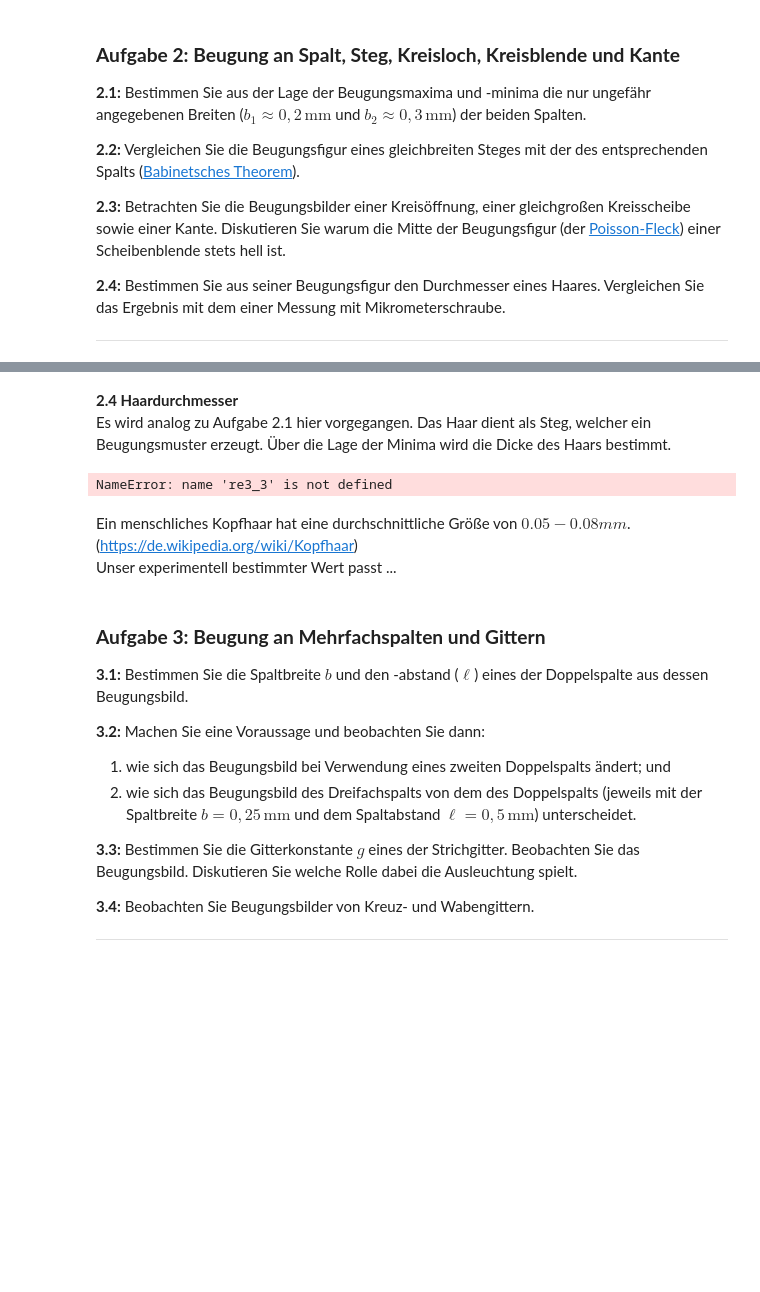
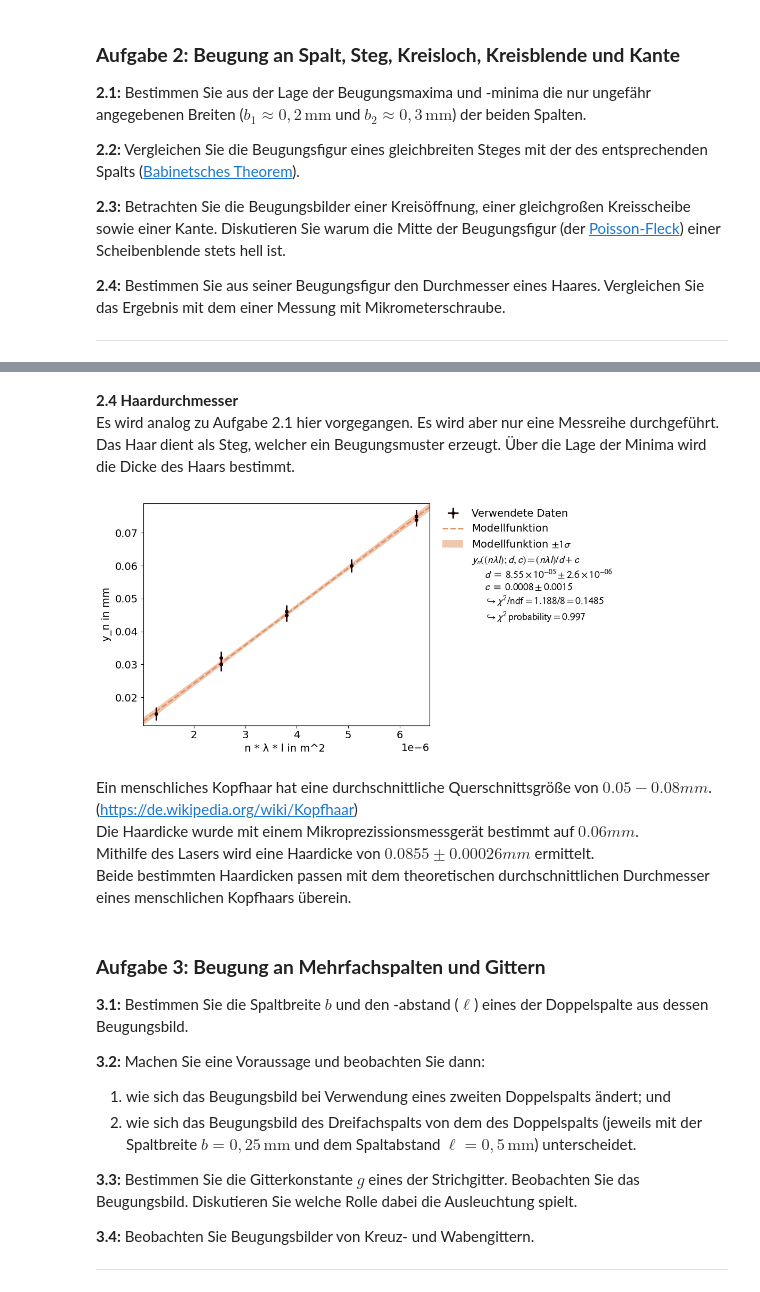
Before and after one commit to thexwon/Praktikum2KlassPhysKIT, a Jupyter notebook: Laser-Optik_Teil_A/Laser-Optik_Teil_A.ipynb, the cells around one changed output, grey strips where cells are left out. Drawn from its saved outputs; the diff is of its cells as text; code cells hidden in the pictures; blank space fills up the shorter version.

Commit message:
Aufgabe2und3

```diff
--- a/Laser-Optik_Teil_A/Laser-Optik_Teil_A.ipynb
+++ b/Laser-Optik_Teil_A/Laser-Optik_Teil_A.ipynb
@@ -330,26 +325,45 @@ Die Mitte der Beugungsfigur ist aufgrund des Poisson-Flecks immer hell. \
 Der Fleck entsteht, wenn die Beugungsfigur rotationssymmetrisch ist. Von der Mitte sind alle Randpunkte gleich weit entfernt, dies führt zu konstruktiver Interferenz auf dem Schirm.
 # %% [markdown]
 **2.4 Haardurchmesser** \
-Es wird analog zu Aufgabe 2.1 hier vorgegangen. Das Haar dient als Steg, welcher ein Beugungsmuster erzeugt. Über die Lage der Minima wird die Dicke des Haars bestimmt.
+Es wird analog zu Aufgabe 2.1 hier vorgegangen. Es wird aber nur eine Messreihe durchgeführt. Das Haar dient als Steg, welcher ein Beugungsmuster erzeugt. Über die Lage der Minima wird die Dicke des Haars bestimmt.
 # %%
 #Haardicke = 0.06 mm gemessen Haardickenmessgerät
 
-n2=np.array([1,2,3,4,5])
+re3_1=unumpy.uarray(np.array([15,30,45,60,74])*10**(-3),np.full(5, 2*10**-3))
+re3_2=unumpy.uarray(np.array([15,32,46,60,75])*10**(-3),np.full(5, 2*10**-3))
 
-re3_1=np.array([15,30,45,60,74])*10**(-3)
-re3_2=np.array([15,32,46,60,75])*10**(-3)
-for i in range(len(re3_1)):
-               reee=re3_1[i],re3_2[i],re3_3[i]
-               re3[i]=np.mean(reee)
-               ab3[i]=np.std(reee)
-y3=unumpy.uarray(re3,ab3)
-d3=(n2*lamda2*l2)/y3
-print('Das zu bestimmende Haar hat eine Dicke von',np.round(unumpy.nominal_values(np.mean(d3)),12),'+/-',np.round(unumpy.std_devs(np.mean(d3)),12),'m.')
+y3=np.concatenate((re3_1,re3_2),axis=0)
+
+x3=n2*lamda*l
+x_error = unumpy.std_devs(x3)
+y_error = unumpy.std_devs(y3)
+xy_data = XYContainer(unumpy.nominal_values(x3),unumpy.nominal_values(y3))
+def linear(x,a=0.0005,b=0):
+    return x/a+b
+line_fit=Fit(data=xy_data,model_function=linear)
+line_fit.add_error(axis='x', err_val=x_error,relative=False)  # add the x-error to the fit
+line_fit.add_error(axis='y', err_val=y_error,relative=False)
+
+line_fit.do_fit()
+line_fit.assign_parameter_latex_names(x='(n λ l)', a='d',b='c')
+line_fit.assign_model_function_latex_name('y_n')
+line_fit.assign_model_function_latex_expression(' {x} / {a} + {b}')
+
+line_fit.data_container.label = "Verwendete Daten"
+line_fit.model_label = "Modellfunktion"
+
+line_fit.data_container.axis_labels = ['n * λ * l in m^2 ',"y_n in mm"]
+plot = Plot(fit_objects= line_fit)
+
+plot.plot()
+plt.show()
 # %% [output]
-NameError: name 're3_3' is not defined
+[figure, added]
 # %% [markdown]
-Ein menschliches Kopfhaar hat eine durchschnittliche Größe von $0.05 - 0.08 mm$. (https://de.wikipedia.org/wiki/Kopfhaar) \
-Unser experimentell bestimmter Wert passt ...
+Ein menschliches Kopfhaar hat eine durchschnittliche Querschnittsgröße von $0.05 - 0.08 mm$. (https://de.wikipedia.org/wiki/Kopfhaar) \
+Die Haardicke wurde mit einem Mikroprezissionsmessgerät bestimmt auf $0.06 mm$. \
+Mithilfe des Lasers wird eine Haardicke von $0.0855 \pm 0.00026 mm$ ermittelt. \
+Beide bestimmten Haardicken passen mit dem theoretischen durchschnittlichen Durchmesser eines menschlichen Kopfhaars überein.
 # %% [markdown]
 ### **Aufgabe 3: Beugung an Mehrfachspalten und Gittern**
 
```
Also changed, not shown: parts of 14 cells of this notebook.
